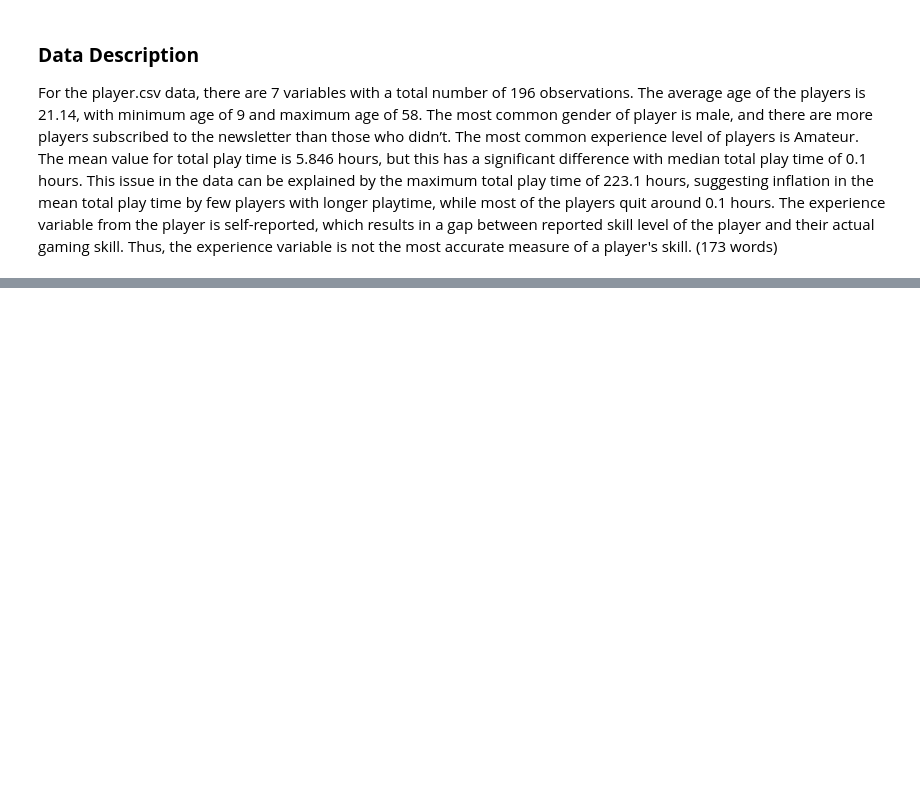
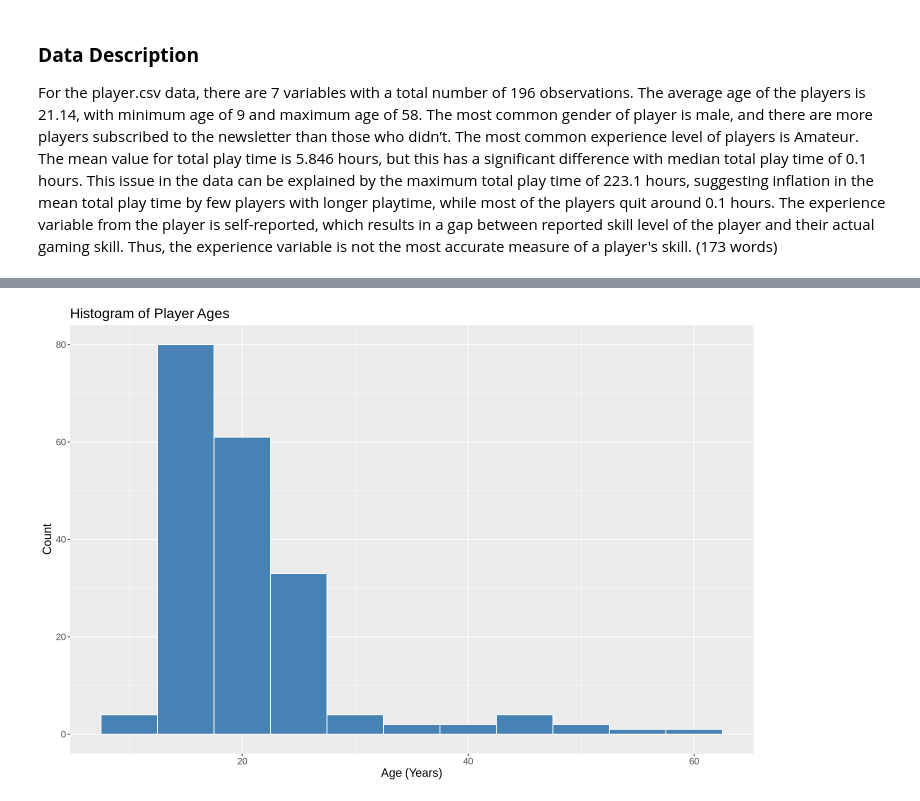
Before and after one commit to pcypd7-ai/DSCI-100-Individual, a Jupyter notebook: dsci-100-project-individual.ipynb, the cells around one changed output, grey strips where cells are left out. Cells and saved outputs as stored; diff of their text form; code cells hidden in the pictures; blank space fills up the shorter version.

Commit message:
Added Visualization

```diff
--- a/dsci-100-project-individual.ipynb
+++ b/dsci-100-project-individual.ipynb
@@ -172,0 +174,3 @@ For the player.csv data, there are 7 variables with a total number of 196 observ
+# %%
+players_tidy <- players[!is.na(players$Age), ]
+players_tidy
@@ -172,0 +201,8 @@ For the player.csv data, there are 7 variables with a total number of 196 observ
+# %%
+visualization_histogram <- ggplot(players_tidy, aes(x = Age)) +
+  geom_histogram(binwidth = 5, fill = "steelblue", color = "white") +
+  labs(title = "Histogram of Player Ages", x = "Age (Years)", y = "Count") +
+  theme(text = element_text(size = 14))
+visualization_histogram
+# %% [output]
+[figure, added]
```
Also changed, not shown: parts of 4 cells of this notebook.
